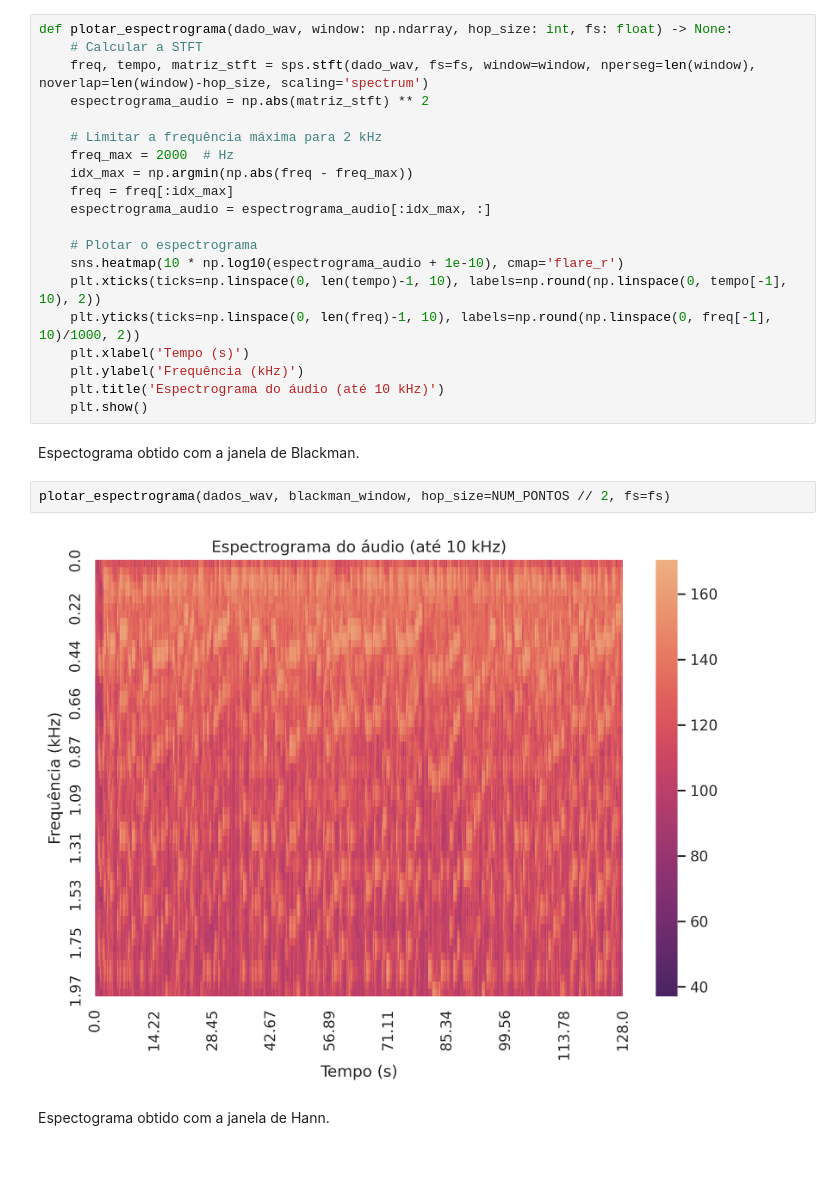
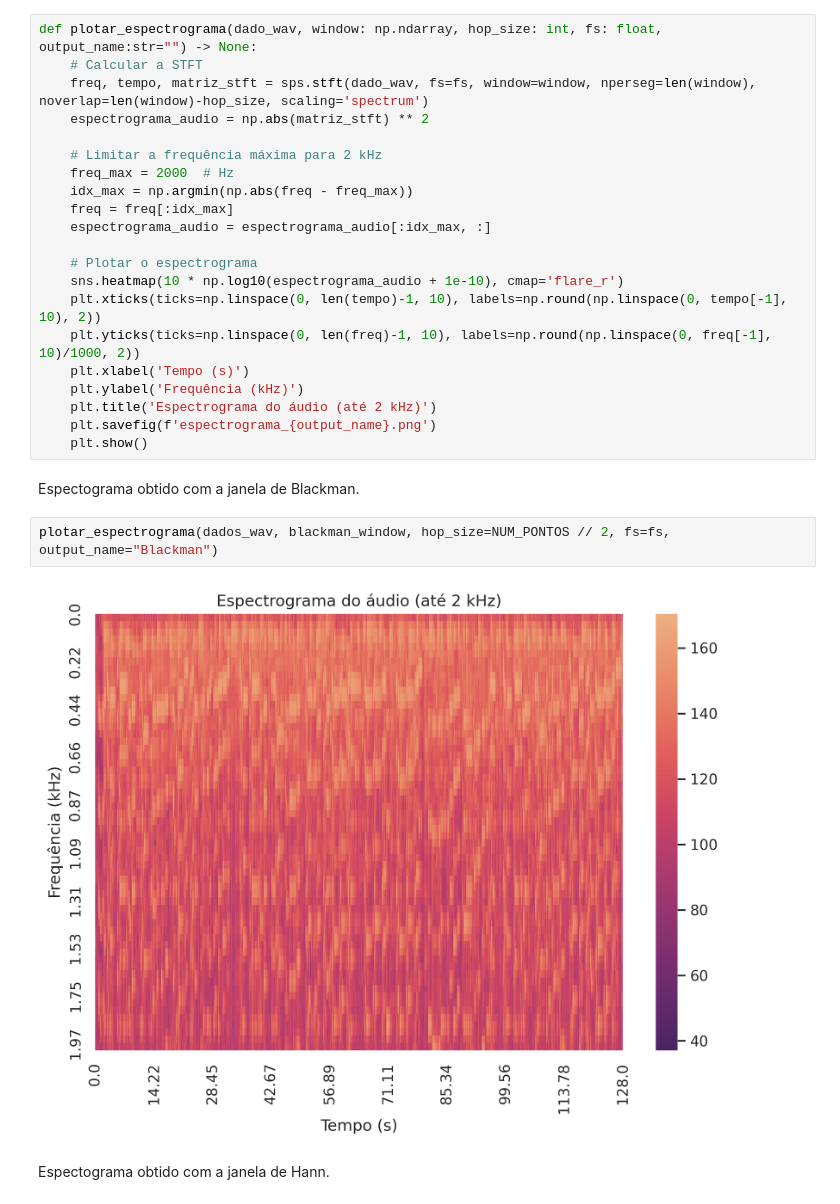
Before and after one commit to ricardoamachado/PPGEE0018, a Jupyter notebook: Atividades/atividade2.ipynb, the cells around one changed output. Drawn from its saved outputs; the diff is of its cells as text; blank space fills up the shorter version.

```diff
--- a/Atividades/atividade2.ipynb
+++ b/Atividades/atividade2.ipynb
@@ -29,5 +48,5 @@ blackman_window = sps.windows.blackman(NUM_PONTOS)
 # %%
-def plotar_espectrograma(dado_wav, window: np.ndarray, hop_size: int, fs: float) -> None:
+def plotar_espectrograma(dado_wav, window: np.ndarray, hop_size: int, fs: float, output_name:str="") -> None:
     # Calcular a STFT
     freq, tempo, matriz_stft = sps.stft(dado_wav, fs=fs, window=window, nperseg=len(window), noverlap=len(window)-hop_size, scaling='spectrum')
     espectrograma_audio = np.abs(matriz_stft) ** 2
@@ -44,14 +63,15 @@ def plotar_espectrograma(dado_wav, window: np.ndarray, hop_size: int, fs: float)
     plt.yticks(ticks=np.linspace(0, len(freq)-1, 10), labels=np.round(np.linspace(0, freq[-1], 10)/1000, 2))
     plt.xlabel('Tempo (s)')
     plt.ylabel('Frequência (kHz)')
-    plt.title('Espectrograma do áudio (até 10 kHz)')
+    plt.title('Espectrograma do áudio (até 2 kHz)')
+    plt.savefig(f'espectrograma_{output_name}.png')
     plt.show()
 # %% [markdown]
 Espectograma obtido com a janela de Blackman.
 # %%
-plotar_espectrograma(dados_wav, blackman_window, hop_size=NUM_PONTOS // 2, fs=fs)
+plotar_espectrograma(dados_wav, blackman_window, hop_size=NUM_PONTOS // 2, fs=fs, output_name="Blackman")
 # %% [output]
-[figure, old version]
+[figure, new version]
 # %% [markdown]
 Espectograma obtido com a janela de Hann.
 # %%
```
Also changed, not shown: parts of 18 cells of this notebook.
